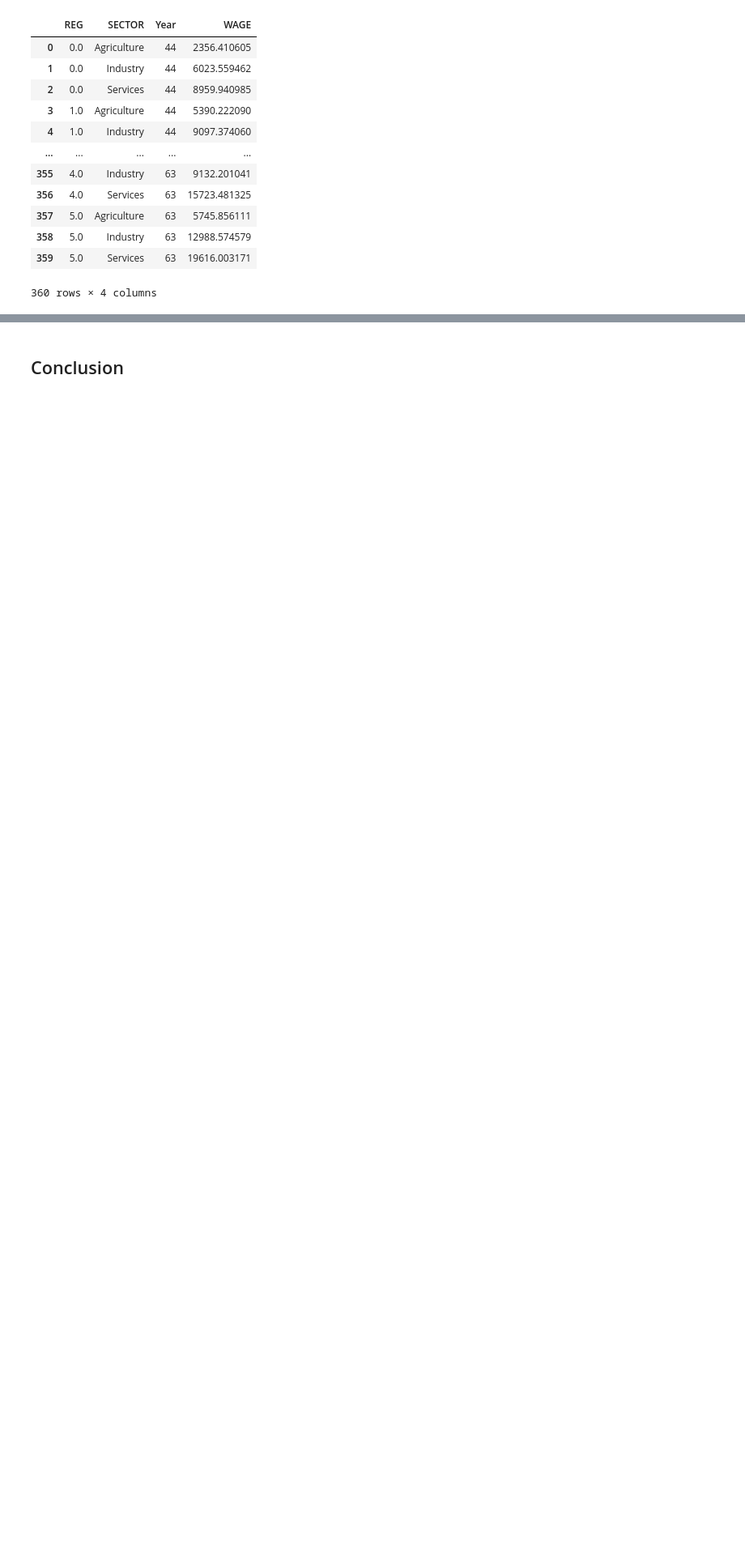
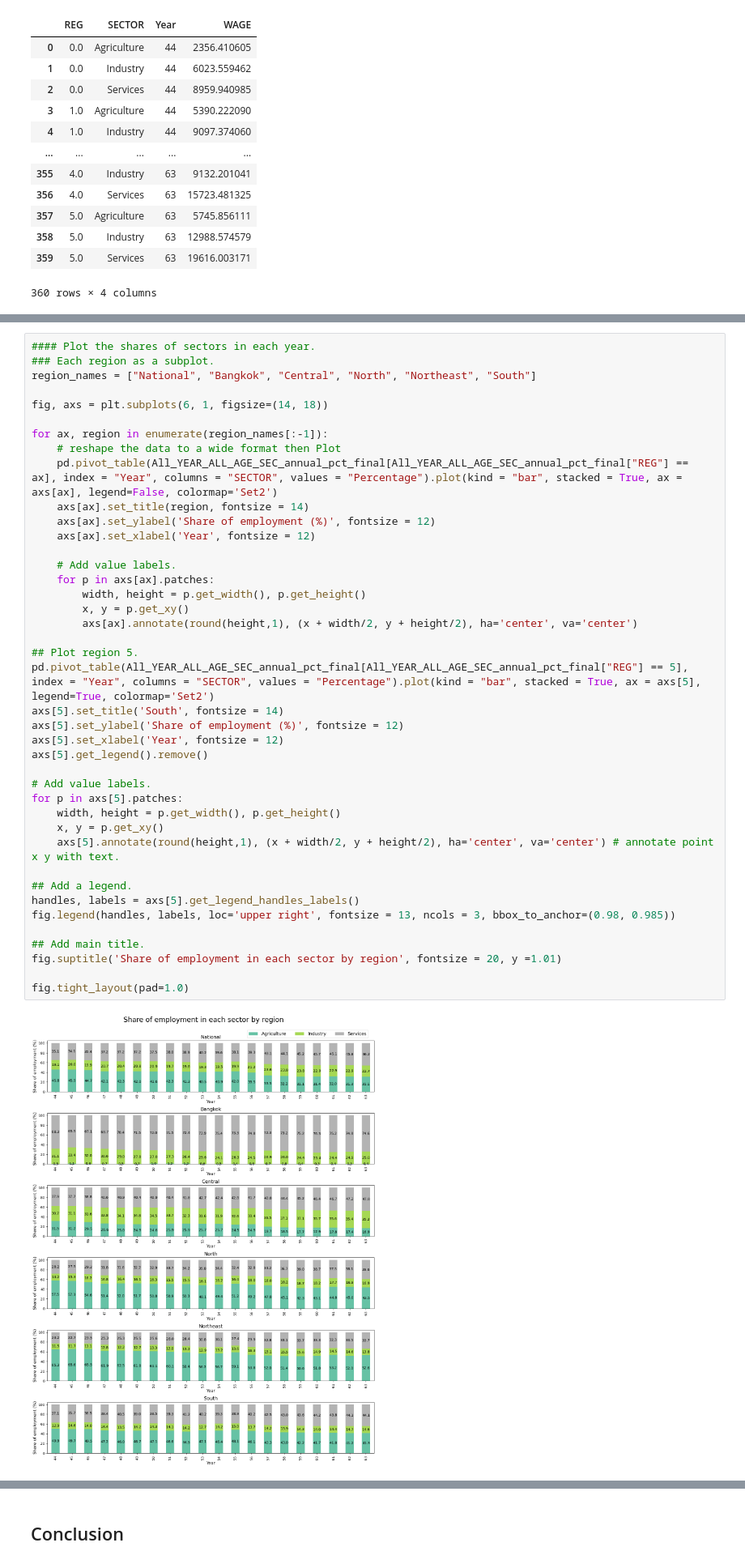
Before and after one commit to PhakphumJ/Scientific-Python, a Jupyter notebook: ScientificPython_FinalProject_PJ.ipynb, the cells around one changed output, grey strips where cells are left out. Shown at 81% size. Cells and saved outputs as stored; diff of their text form; blank space fills up the shorter version.

Commit message:
Finish plot.

```diff
--- a/ScientificPython_FinalProject_PJ.ipynb
+++ b/ScientificPython_FinalProject_PJ.ipynb
@@ -960,0 +963,43 @@ All_YEAR_WAGE_SEC_annual_final
+# %%
+#### Plot the shares of sectors in each year.
+### Each region as a subplot.
+region_names = ["National", "Bangkok", "Central", "North", "Northeast", "South"]
+
+fig, axs = plt.subplots(6, 1, figsize=(14, 18))
+
+for ax, region in enumerate(region_names[:-1]):
+    # reshape the data to a wide format then Plot
+    pd.pivot_table(All_YEAR_ALL_AGE_SEC_annual_pct_final[All_YEAR_ALL_AGE_SEC_annual_pct_final["REG"] == ax], index = "Year", columns = "SECTOR", values = "Percentage").plot(kind = "bar", stacked = True, ax = axs[ax], legend=False, colormap='Set2')
+    axs[ax].set_title(region, fontsize = 14)
+    axs[ax].set_ylabel('Share of employment (%)', fontsize = 12)
+    axs[ax].set_xlabel('Year', fontsize = 12)
+
+    # Add value labels.
+    for p in axs[ax].patches:
+        width, height = p.get_width(), p.get_height()
+        x, y = p.get_xy()
+        axs[ax].annotate(round(height,1), (x + width/2, y + height/2), ha='center', va='center')
+
+## Plot region 5.
+pd.pivot_table(All_YEAR_ALL_AGE_SEC_annual_pct_final[All_YEAR_ALL_AGE_SEC_annual_pct_final["REG"] == 5], index = "Year", columns = "SECTOR", values = "Percentage").plot(kind = "bar", stacked = True, ax = axs[5], legend=True, colormap='Set2')
+axs[5].set_title('South', fontsize = 14)
+axs[5].set_ylabel('Share of employment (%)', fontsize = 12)
+axs[5].set_xlabel('Year', fontsize = 12)
+axs[5].get_legend().remove()
+
+# Add value labels.
+for p in axs[5].patches:
+    width, height = p.get_width(), p.get_height()
+    x, y = p.get_xy()
+    axs[5].annotate(round(height,1), (x + width/2, y + height/2), ha='center', va='center') # annotate point x y with text.
+
+## Add a legend.
+handles, labels = axs[5].get_legend_handles_labels()
+fig.legend(handles, labels, loc='upper right', fontsize = 13, ncols = 3, bbox_to_anchor=(0.98, 0.985))
+
+## Add main title.
+fig.suptitle('Share of employment in each sector by region', fontsize = 20, y =1.01)
+
+fig.tight_layout(pad=1.0)
+# %% [output]
+[figure, added]
```
Also changed, not shown: parts of 3 cells of this notebook.
